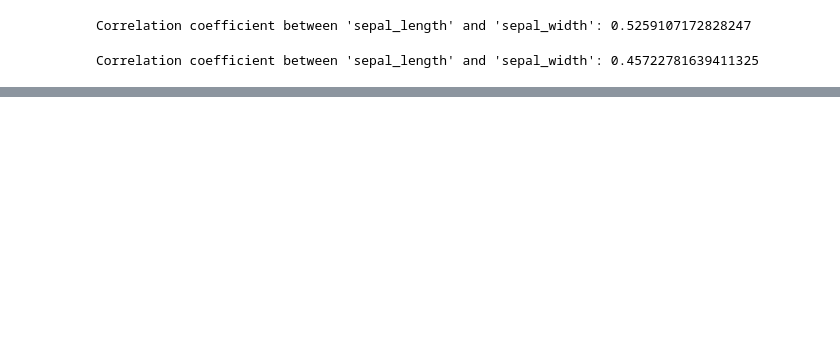
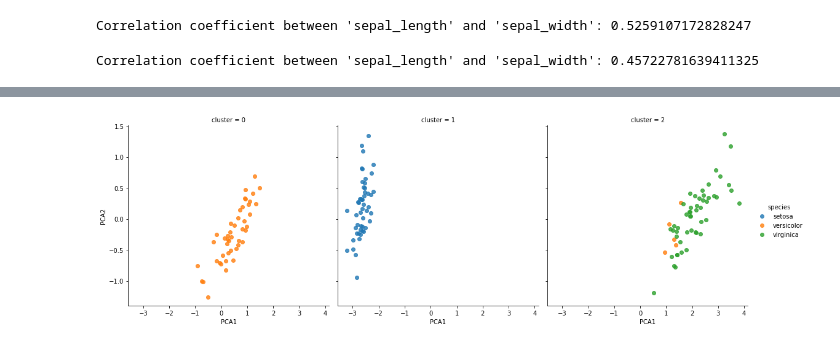
Before and after one commit to sieun1113/Pandas_Stats_Data_Analysis_2025, a Jupyter notebook: 10_Regression_withScikitLearn_annotation.ipynb, the cells around one changed output, grey strips where cells are left out. Cells and saved outputs as stored; diff of their text form; code cells hidden in the pictures; blank space fills up the shorter version.

```diff
--- a/10_Regression_withScikitLearn_annotation.ipynb
+++ b/10_Regression_withScikitLearn_annotation.ipynb
@@ -434,0 +470,5 @@ Correlation coefficient between 'sepal_length' and 'sepal_width': 0.457227816394
+# %%
+from sklearn.mixture import GaussianMixture as GMM   # 1. Choose the model class
+model = GMM(n_components=3, covariance_type='full')  # 2. Instantiate the model with hyperparameters. 4 차원상에 데이터 클러스터 덩어리가 3 개 있는 것 (케테고리 3개 세토사 등)을 정해주고, 모델을 만들고
+model.fit(x)                                         # 3. Fit to data. Notice y is not specified! #거기에 맞게 정규분포 찾아가는 부분이 실행된 (비디오 참조)
+y_gmm = model.predict(x)                             # 4. Determine cluster labels #y_gmm 으로 0, 1, 2 숫자를 사용하여 클러스터링 해주는 것을 실행
@@ -434,0 +485,6 @@ Correlation coefficient between 'sepal_length' and 'sepal_width': 0.457227816394
+# %%
+df['cluster'] = y_gmm #0, 1, 2 라고 숫자를 사용해 3개 가우시언믹스쳐모델을 사용하여 클러스터링 한 것 (y_gmm 변수)를 데이터프레임화 해라.
+df
+sns.lmplot("PCA1", "PCA2", data=df, hue='species', col='cluster', fit_reg=False);
+# %% [output]
+[figure, added]
```
Also changed, not shown: parts of 15 cells of this notebook.
